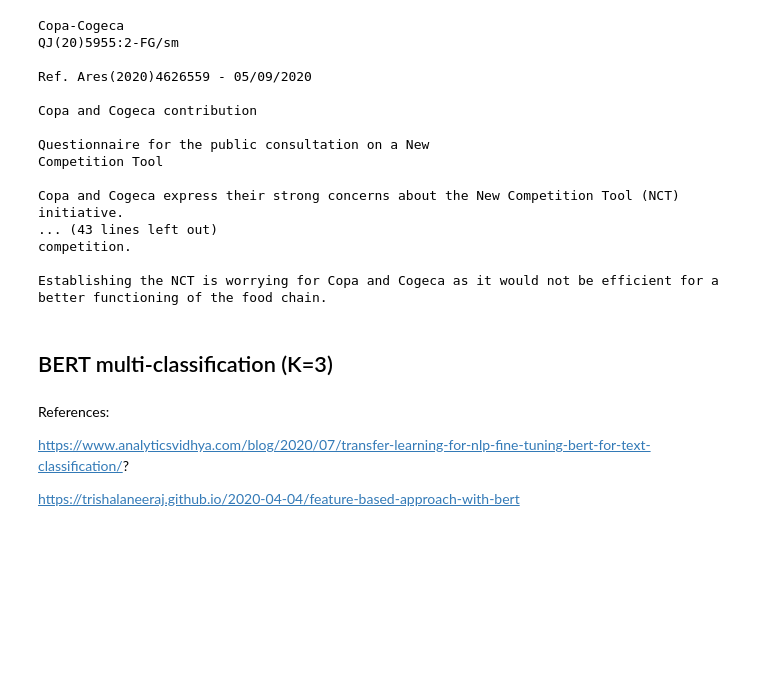
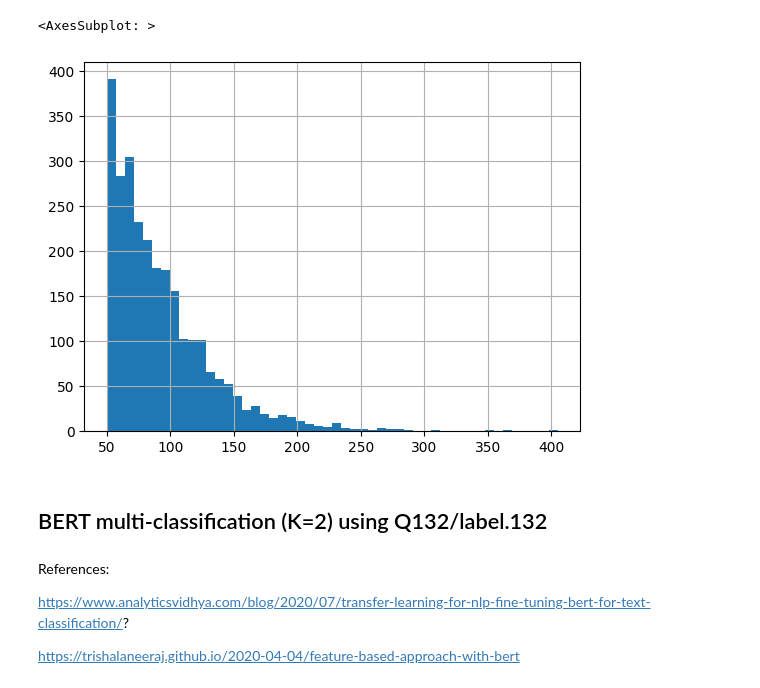
Before and after one commit to adellegia/watermelon, a Jupyter notebook: src/BERT_tl.ipynb, the cells around one changed output. Cells and saved outputs as stored; diff of their text form; code cells hidden in the pictures; blank space fills up the shorter version.

```diff
--- a/src/BERT_tl.ipynb
+++ b/src/BERT_tl.ipynb
@@ -56,25 +54,10 @@ See the caveats in the documentation: https://pandas.pydata.org/pandas-docs/stab
-# %%
-print(df['text'][163])
-# %% [output]
-Copa-Cogeca
-QJ(20)5955:2-FG/sm
-
-Ref. Ares(2020)4626559 - 05/09/2020
-
-Copa and Cogeca contribution
-
-Questionnaire for the public consultation on a New
-Competition Tool
-
-Copa and Cogeca express their strong concerns about the New Competition Tool (NCT)
-initiative.
-... (43 lines left out)
-competition.
-
-Establishing the NCT is worrying for Copa and Cogeca as it would not be efficient for a
-better functioning of the food chain.
+# %%
+pd.Series(df['count']).hist(bins = 50)
+# %% [output]
+<AxesSubplot: >
+[figure, added]
 # %% [markdown]
-## BERT multi-classification (K=3)
+## BERT multi-classification (K=2) using Q132/label.132
 # %% [markdown]
 References:
 
```
Also changed, not shown: parts of 24 cells of this notebook, 4 other files.
